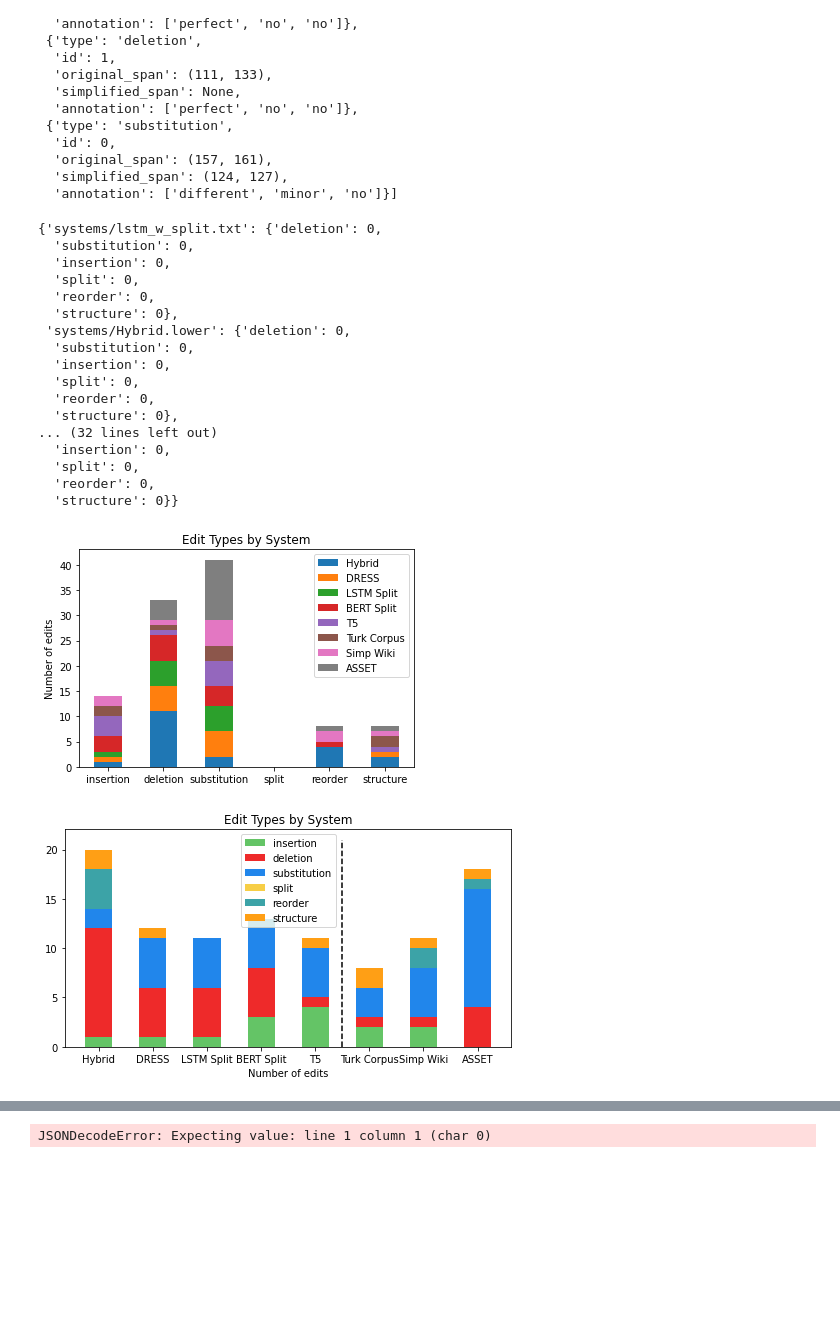
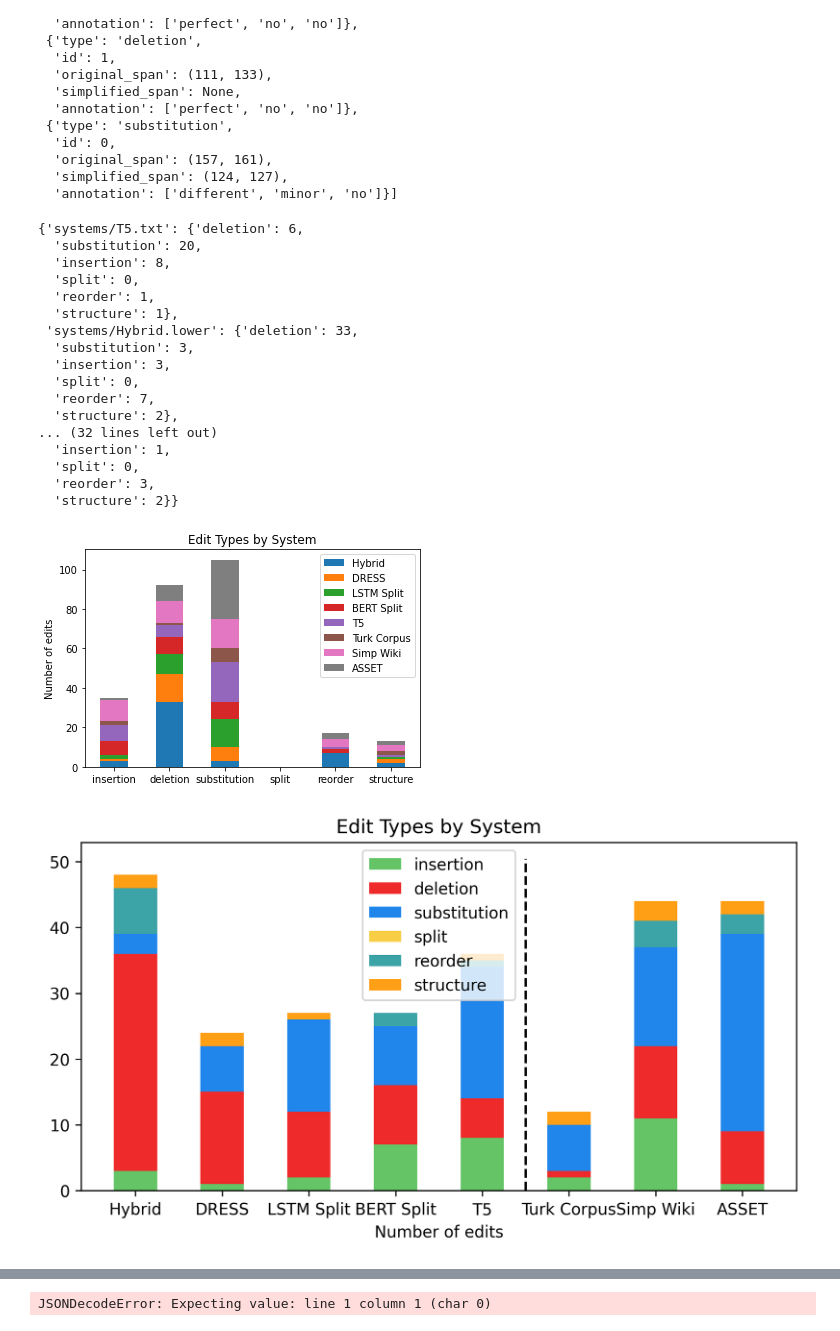
Before and after one commit to Yao-Dou/ts-annotation-tool, a Jupyter notebook: data/analysis/analysis.ipynb, the cells around one changed output, grey strips where cells are left out. Saved outputs shown, nothing was run; the diff lists cells and outputs as text; code cells hidden in the pictures; blank space fills up the shorter version.

Commit message:
add all david's preliminary data

```diff
--- a/data/analysis/analysis.ipynb
+++ b/data/analysis/analysis.ipynb
@@ -3,9 +3,9 @@ import json
 import matplotlib.pyplot as plt
 from dataloader import *
 
-# Load David's first 30 sentences
-with open('../preliminary/david-first-thirty-sent.json') as f:
-    data = json.load(f)[:30]
+# Load David's preliminary data
+with open('../preliminary/david-first-eighty.json') as f:
+    data = json.load(f)
 # %%
 # The systems we looked at
 systems = set([x['system'] for x in data])
@@ -76,23 +85,23 @@ for system in systems:
     sum_edit_types[system] = sum_edits_for_system(data, system)
 display(sum_edit_types)
 # %% [output]
-{'systems/lstm_w_split.txt': {'deletion': 0,
-  'substitution': 0,
-  'insertion': 0,
+{'systems/T5.txt': {'deletion': 6,
+  'substitution': 20,
+  'insertion': 8,
   'split': 0,
-  'reorder': 0,
-  'structure': 0},
- 'systems/Hybrid.lower': {'deletion': 0,
-  'substitution': 0,
-  'insertion': 0,
+  'reorder': 1,
+  'structure': 1},
+ 'systems/Hybrid.lower': {'deletion': 33,
+  'substitution': 3,
+  'insertion': 3,
   'split': 0,
-  'reorder': 0,
-  'structure': 0},
+  'reorder': 7,
+  'structure': 2},
 ... (32 lines left out)
-  'insertion': 0,
+  'insertion': 1,
   'split': 0,
-  'reorder': 0,
-  'structure': 0}}
+  'reorder': 3,
+  'structure': 2}}
 # %%
 # Example: plot edit types by system
 # We need a list because order matters here...
@@ -121,42 +130,43 @@ ax.set_ylabel('Number of edits')
 ax.set_title('Edit Types by System')
 ax.legend()
 
+plt.rcParams['figure.dpi'] = 300
 plt.show()
 # %% [output]
-[figure, old version]
+[figure, new version]
 # %%
 # Same as the above plot but but flip the dimensions
 z_labels = ['insertion', 'deletion', 'substitution', 'split', 'reorder', 'structure']
 x_labels = [
     'systems/Hybrid.lower',
     'systems/Dress-Ls.lower',
     'systems/lstm_w_split.txt',
     'systems/transformer_w_split.txt',
     'systems/T5.txt',
     'new_systems/turk_corpus_random.txt',
     'new_systems/simple_wiki.txt',
     'new_systems/asset.test.simp.second'
 ]
 width = 0.5
 
 fig, ax = plt.subplots(figsize=(8, 4))
 
 bottom = [0 for x in range(len(x_labels))]
 for edit_type in z_labels:
         # need to make sure this is ordered
         val = [sum_edit_types[label][edit_type] for label in x_labels]
         displayed_x_labels = [system_name_mapping[label] for label in x_labels]
         ax.bar(displayed_x_labels, val, width, bottom=bottom, label=edit_type, color=color_mapping[edit_type])
         bottom = [bottom[i] + val[i] for i in range(len(val))]
 ax.set_xlabel('Number of edits')
 ax.set_title('Edit Types by System')
-ax.set_yticks([i*5 for i in range(5)])
+ax.set_yticks([i*round(max(bottom)/5) for i in range(6)])
 ax.plot([4.5, 4.5], [0, ax.get_ylim()[-1]], ls='--', c='k')
 ax.legend()
 
 plt.show()
 # %% [output]
-[figure, old version]
+[figure, new version]
 # %%
 # Same as the above plot but errors per system
 # %%
```
Also changed, not shown: parts of 7 cells of this notebook, 3 other files.
